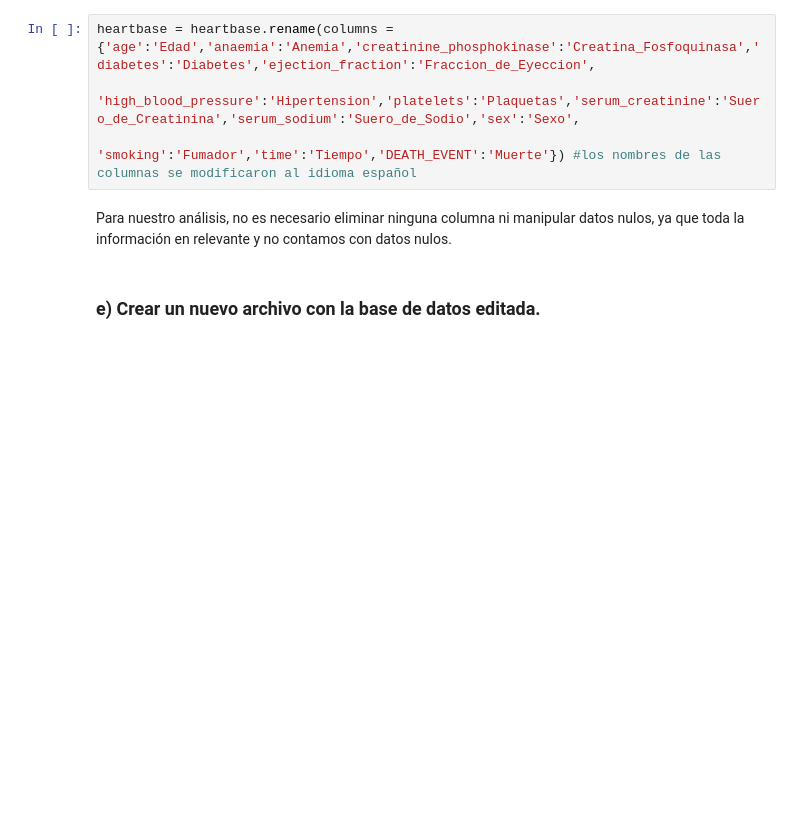
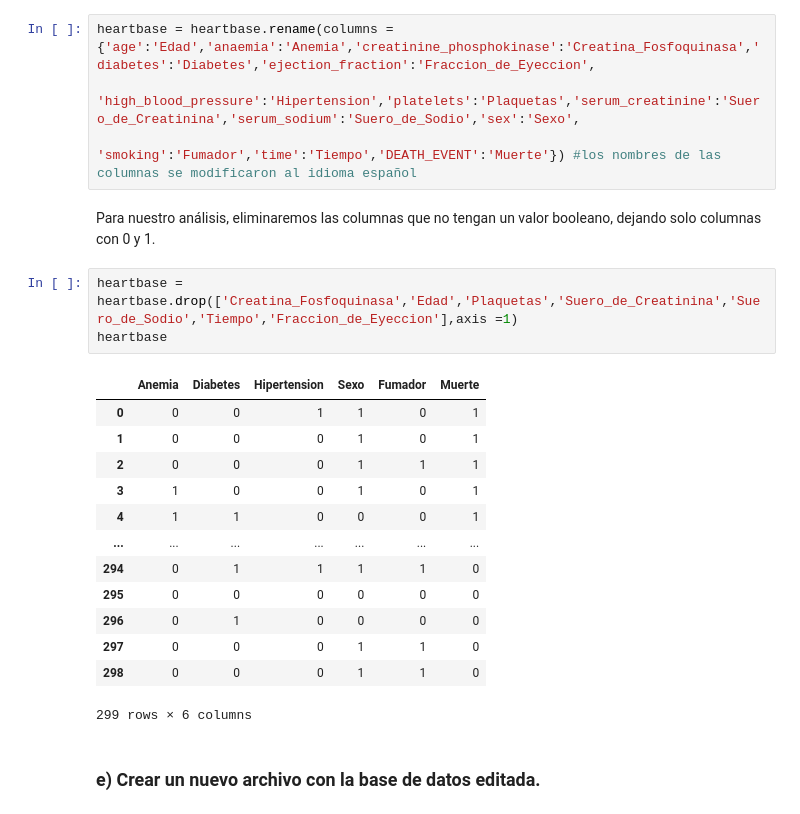
Before and after one commit to NathanRAMx/MineriaDeDatos, a Jupyter notebook: AvancePIA_II_Grupo002_Equipo7.ipynb, the cells around one changed output. Drawn from its saved outputs; the diff is of its cells as text; blank space fills up the shorter version.

```diff
--- a/AvancePIA_II_Grupo002_Equipo7.ipynb
+++ b/AvancePIA_II_Grupo002_Equipo7.ipynb
@@ -74,8 +61,25 @@ Modificamos el nombre de las columnas, las cambiaremos al idioma español.
 heartbase = heartbase.rename(columns = {'age':'Edad','anaemia':'Anemia','creatinine_phosphokinase':'Creatina_Fosfoquinasa','diabetes':'Diabetes','ejection_fraction':'Fraccion_de_Eyeccion',
                            'high_blood_pressure':'Hipertension','platelets':'Plaquetas','serum_creatinine':'Suero_de_Creatinina','serum_sodium':'Suero_de_Sodio','sex':'Sexo',
                            'smoking':'Fumador','time':'Tiempo','DEATH_EVENT':'Muerte'}) #los nombres de las columnas se modificaron al idioma español
-# %% [markdown]
-Para nuestro análisis, no es necesario eliminar ninguna columna ni manipular datos nulos, ya que toda la información en relevante y no contamos con datos nulos.
+# %% [markdown]
+Para nuestro análisis, eliminaremos las columnas que no tengan un valor booleano, dejando solo columnas con 0 y 1.
+# %%
+heartbase = heartbase.drop(['Creatina_Fosfoquinasa','Edad','Plaquetas','Suero_de_Creatinina','Suero_de_Sodio','Tiempo','Fraccion_de_Eyeccion'],axis =1)
+heartbase
+# %% [output]
+|  | Anemia | Diabetes | Hipertension | Sexo | Fumador | Muerte |
+| 0 | 0 | 0 | 1 | 1 | 0 | 1 |
+| 1 | 0 | 0 | 0 | 1 | 0 | 1 |
+| 2 | 0 | 0 | 0 | 1 | 1 | 1 |
+| 3 | 1 | 0 | 0 | 1 | 0 | 1 |
+| 4 | 1 | 1 | 0 | 0 | 0 | 1 |
+| ... | ... | ... | ... | ... | ... | ... |
+| 294 | 0 | 1 | 1 | 1 | 1 | 0 |
+| 295 | 0 | 0 | 0 | 0 | 0 | 0 |
+| 296 | 0 | 1 | 0 | 0 | 0 | 0 |
+| 297 | 0 | 0 | 0 | 1 | 1 | 0 |
+| 298 | 0 | 0 | 0 | 1 | 1 | 0 |
+299 rows × 6 columns
 # %% [markdown]
 ### e) Crear un nuevo archivo con la base de datos editada.
 # %%
```
Also changed, not shown: parts of 18 cells of this notebook.
